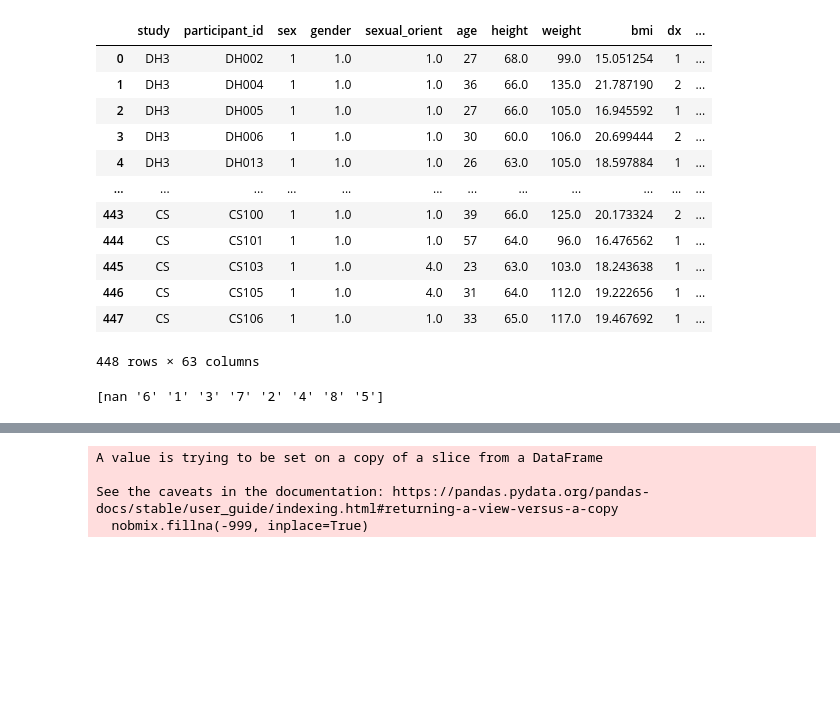
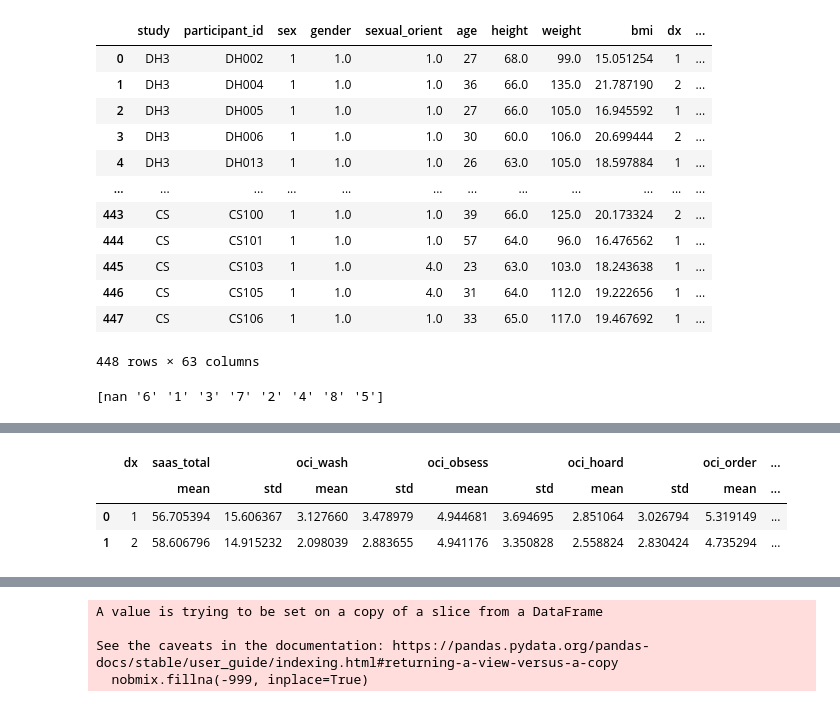
Before and after one commit to cecusack/anaan_ml, a Jupyter notebook: ML Python Code/anaan_machinelearning R&R.ipynb, the cells around one changed output, grey strips where cells are left out. Saved outputs shown, nothing was run; the diff lists cells and outputs as text; code cells hidden in the pictures; blank space fills up the shorter version.

```diff
--- a/ML Python Code/anaan_machinelearning R&R.ipynb
+++ b/ML Python Code/anaan_machinelearning R&R.ipynb
@@ -249,0 +271,49 @@ print(cleandat['income'].unique())
+# %%
+result = cleandat.groupby(['dx'], as_index=False).agg(
+                      {'saas_total':['mean', 'std'],
+                       'oci_wash':['mean', 'std'],
+                       'oci_wash':['mean', 'std'],
+                       'oci_obsess':['mean', 'std'],
+                       'oci_hoard':['mean', 'std'],
+                       'oci_order':['mean', 'std'],
+                       'oci_check':['mean', 'std'],
+                       'oci_neut':['mean', 'std'],
+                       'oci_global':['mean', 'std'],
+                       'fofm_ae':['mean', 'std'],
+                       'fofm_fab':['mean', 'std'],
+                       'fofm_fc':['mean', 'std'],
+                       'fofm_global':['mean', 'std'],
+                       'fmps_com':['mean', 'std'],
+                       'fmps_da':['mean', 'std'],
+                       'fmps_pc':['mean', 'std'],
+                       'fmps_pe':['mean', 'std'],
+                       'fmps_ps':['mean', 'std'],
+                       'fmps_total':['mean', 'std'],
+                       'pswq_total':['mean', 'std'],
+                       'bdi_total':['mean', 'std'],
+                       'efq_wtgain':['mean', 'std'],
+                       'efq_socialcons':['mean', 'std'],
+                       'efq_personal':['mean', 'std'],
+                       'efq_discomf':['mean', 'std'],
+                       'efq_socialeat':['mean', 'std'],
+                       'pclc_global':['mean', 'std'],
+                       'epsi_bodydis':['mean', 'std'],
+                       'epsi_bingeeat':['mean', 'std'],
+                       'epsi_cogrestraint':['mean', 'std'],
+                       'epsi_purge':['mean', 'std'],
+                       'epsi_restrict':['mean', 'std'],
+                       'epsi_exercise':['mean', 'std'],
+                       'epsi_negobesity':['mean', 'std'],
+                       'epsi_muscle':['mean', 'std'],
+                       'edeq_global':['mean', 'std'],
+                       'edeq_ec':['mean', 'std'],
+                       'edeq_wc':['mean', 'std'],
+                       'edeq_sc':['mean', 'std'],
+                       'edeq_restraint':['mean', 'std']})
+# %%
+result
+# %% [output]
+|  | dx | saas_total |  | oci_wash |  | oci_obsess |  | oci_hoard |  | oci_order | ... |
+|  |  | mean | std | mean | std | mean | std | mean | std | mean | ... |
+| 0 | 1 | 56.705394 | 15.606367 | 3.127660 | 3.478979 | 4.944681 | 3.694695 | 2.851064 | 3.026794 | 5.319149 | ... |
+| 1 | 2 | 58.606796 | 14.915232 | 2.098039 | 2.883655 | 4.941176 | 3.350828 | 2.558824 | 2.830424 | 4.735294 | ... |
```
Also changed, not shown: parts of 31 cells of this notebook, 4 other files.
